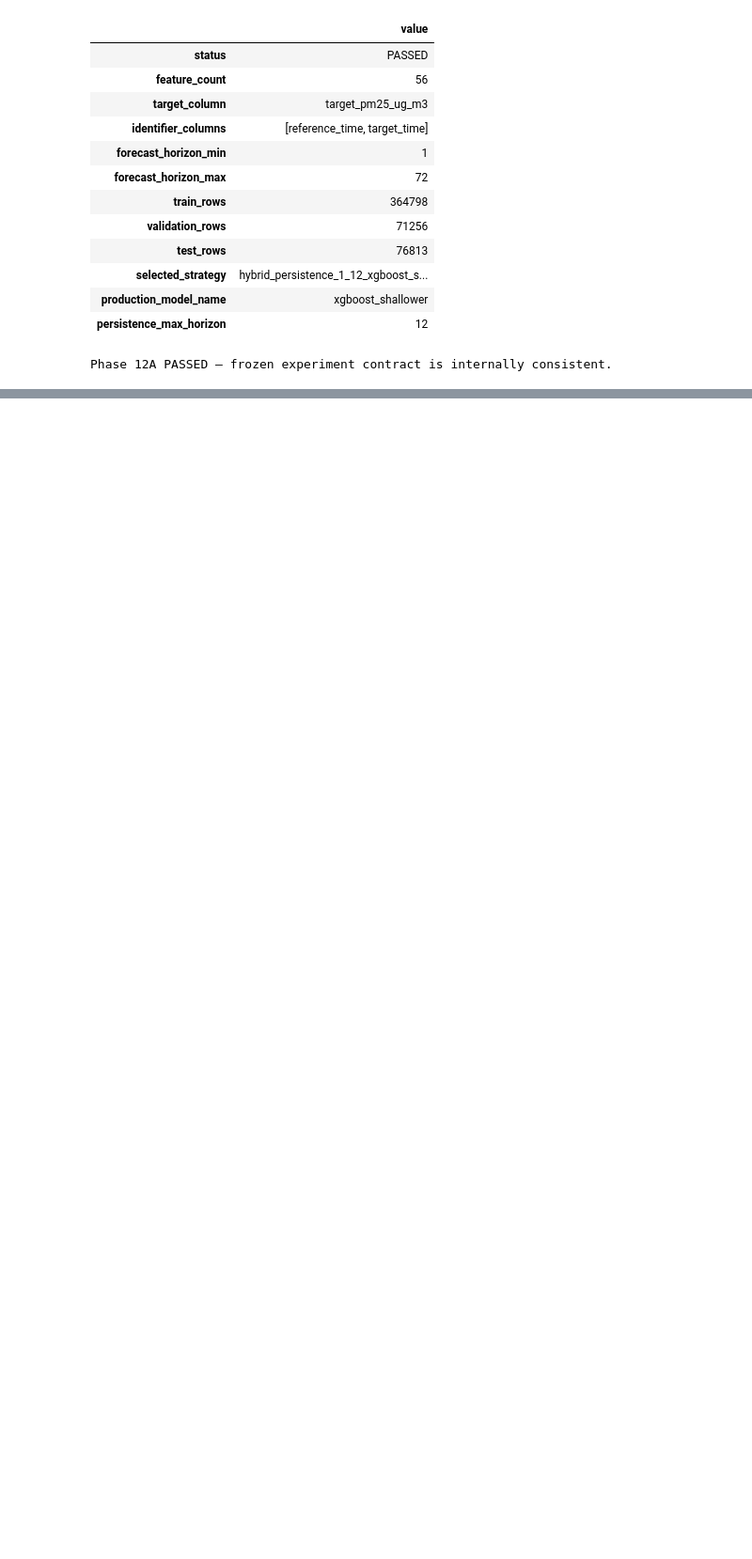
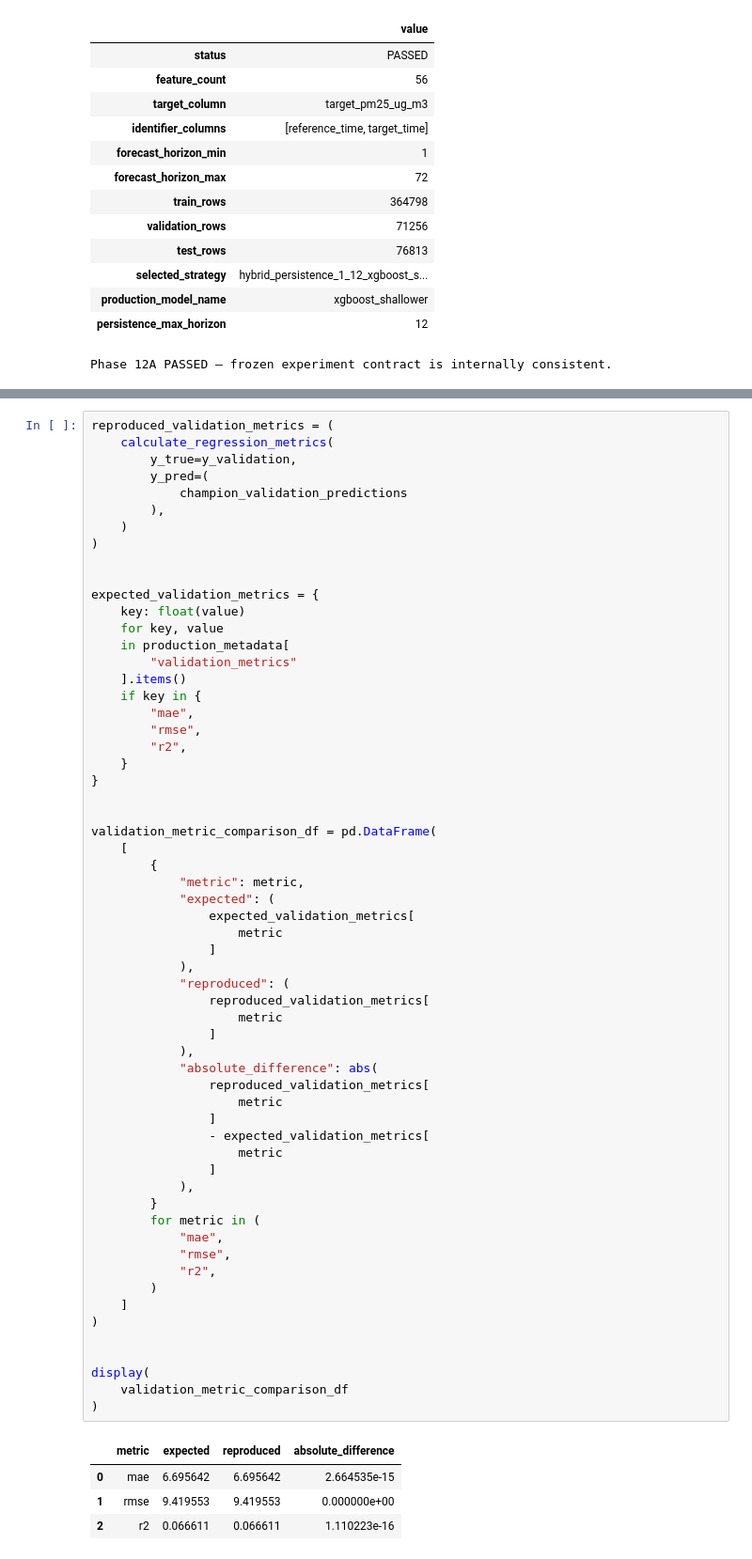
Before and after one commit to riyanj220/pearls-aqi-predictor, a Jupyter notebook: notebooks/12_model_challenger_benchmark.ipynb, the cells around one changed output, grey strips where cells are left out. Shown at 94% size. Cells and saved outputs as stored; diff of their text form; blank space fills up the shorter version.

```diff
--- a/notebooks/12_model_challenger_benchmark.ipynb
+++ b/notebooks/12_model_challenger_benchmark.ipynb
@@ -868,0 +1199,65 @@ Phase 12A PASSED — frozen experiment contract is internally consistent.
+# %%
+reproduced_validation_metrics = (
+    calculate_regression_metrics(
+        y_true=y_validation,
+        y_pred=(
+            champion_validation_predictions
+        ),
+    )
+)
+
+
+expected_validation_metrics = {
+    key: float(value)
+    for key, value
+    in production_metadata[
+        "validation_metrics"
+    ].items()
+    if key in {
+        "mae",
+        "rmse",
+        "r2",
+    }
+}
+
+
+validation_metric_comparison_df = pd.DataFrame(
+    [
+        {
+            "metric": metric,
+            "expected": (
+                expected_validation_metrics[
+                    metric
+                ]
+            ),
+            "reproduced": (
+                reproduced_validation_metrics[
+                    metric
+                ]
+            ),
+            "absolute_difference": abs(
+                reproduced_validation_metrics[
+                    metric
+                ]
+                - expected_validation_metrics[
+                    metric
+                ]
+            ),
+        }
+        for metric in (
+            "mae",
+            "rmse",
+            "r2",
+        )
+    ]
+)
+
+
+display(
+    validation_metric_comparison_df
+)
+# %% [output]
+|  | metric | expected | reproduced | absolute_difference |
+| 0 | mae | 6.695642 | 6.695642 | 2.664535e-15 |
+| 1 | rmse | 9.419553 | 9.419553 | 0.000000e+00 |
+| 2 | r2 | 0.066611 | 0.066611 | 1.110223e-16 |
```
Also changed, not shown: parts of 11 cells of this notebook.
